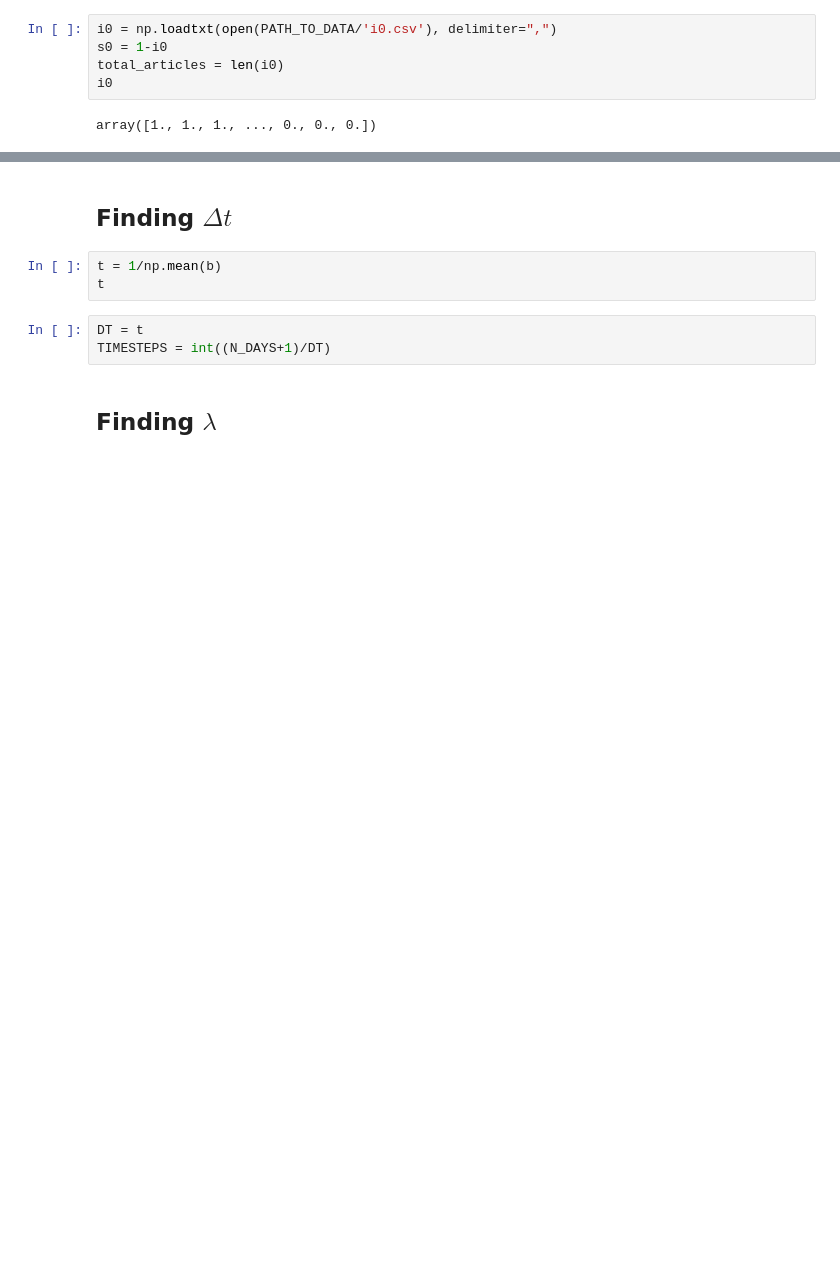
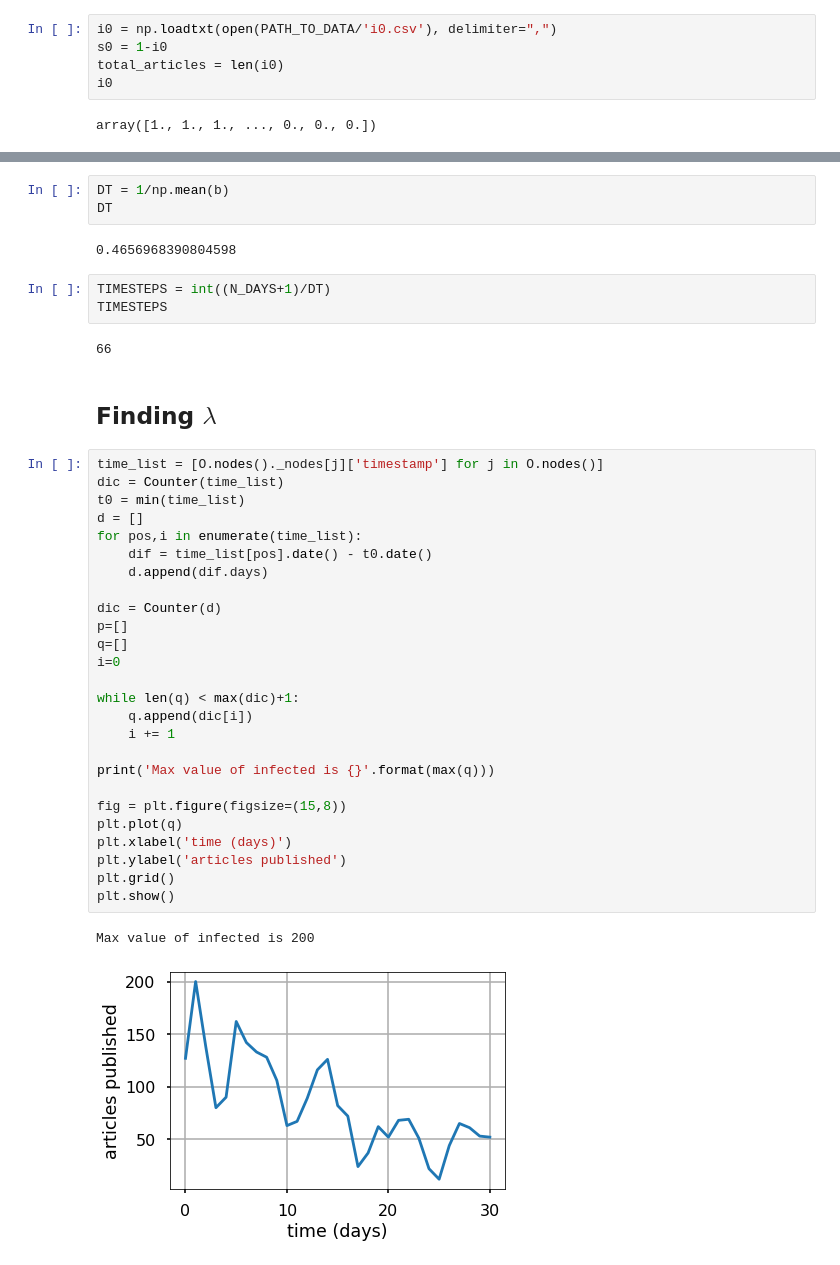
Before and after one commit to relogu/cn_project, a Jupyter notebook: notebooks/solve_ode.ipynb, the cells around one changed output, grey strips where cells are left out. Drawn from its saved outputs; the diff is of its cells as text; blank space fills up the shorter version.

```diff
--- a/notebooks/solve_ode.ipynb
+++ b/notebooks/solve_ode.ipynb
@@ -122,10 +165,41 @@ plt.show()
-# %% [markdown]
-## Finding $\Delta t$
 # %%
-t = 1/np.mean(b)
-t
+DT = 1/np.mean(b)
+DT
+# %% [output]
+0.4656968390804598
 # %%
-DT = t
 TIMESTEPS = int((N_DAYS+1)/DT)
+TIMESTEPS
+# %% [output]
+66
 # %% [markdown]
 ## Finding $\lambda$
+# %%
+time_list = [O.nodes()._nodes[j]['timestamp'] for j in O.nodes()]
+dic = Counter(time_list)
+t0 = min(time_list)
+d = []
+for pos,i in enumerate(time_list):
+    dif = time_list[pos].date() - t0.date()
+    d.append(dif.days)
+
+dic = Counter(d)
+p=[]
+q=[]
+i=0
+
+while len(q) < max(dic)+1:
+    q.append(dic[i])
+    i += 1
+
+print('Max value of infected is {}'.format(max(q)))
+
+fig = plt.figure(figsize=(15,8))
+plt.plot(q)
+plt.xlabel('time (days)')
+plt.ylabel('articles published')
+plt.grid()
+plt.show()
+# %% [output]
+Max value of infected is 200
+[figure, added]
```
Also changed, not shown: parts of 44 cells of this notebook.
